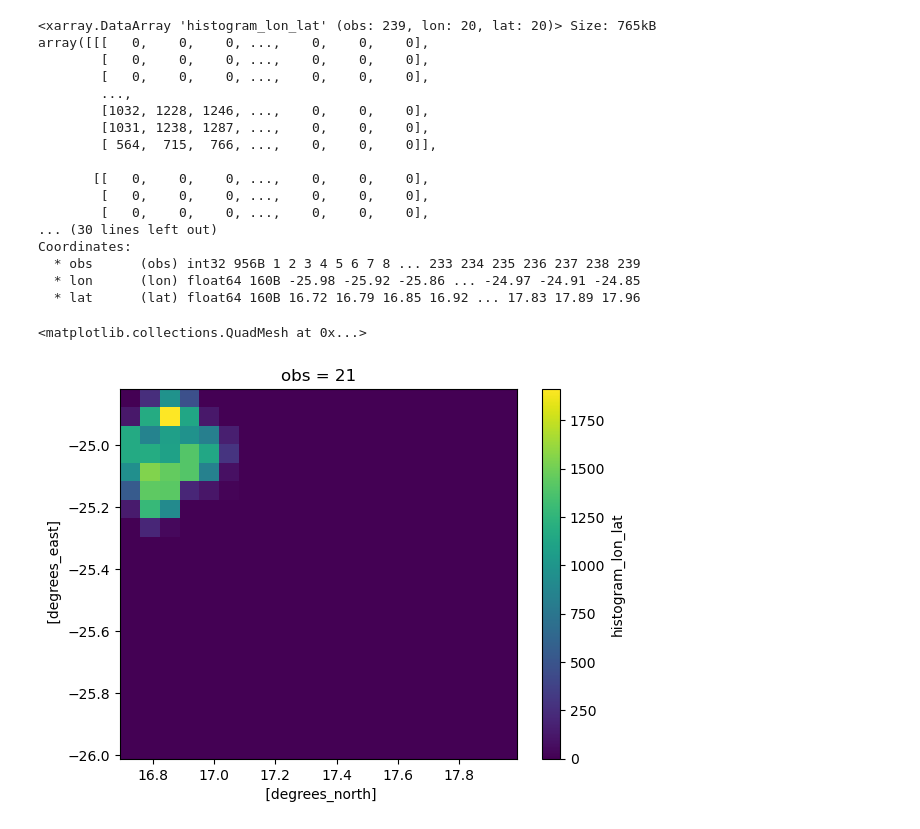
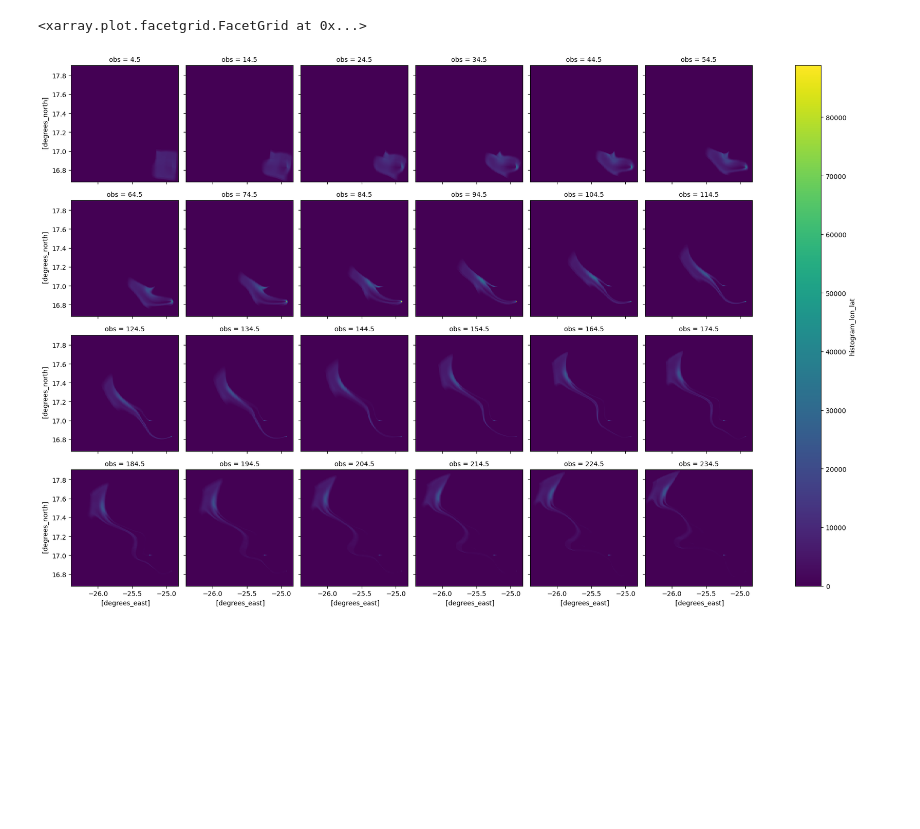
Before and after one commit to hoadjei/lagrangian-flood-analysis-thesis, a Jupyter notebook: codes/012_heatmap.ipynb, the cells around one changed output. Saved outputs shown, nothing was run; the diff lists cells and outputs as text; code cells hidden in the pictures; blank space fills up the shorter version.

Commit message:
Smooth heatmap binning with fixed bin width, re #7

```diff
--- a/codes/012_heatmap.ipynb
+++ b/codes/012_heatmap.ipynb
@@ -41,0 +27,7 @@ lat_bins = np.linspace(ds.lat.min().data[()], ds.lat.max().data[()], 21)
+# %%
+lon_diff_zero = ds.lon.diff(dim="obs").isel(obs=0) == 0
+lat_diff_zero = ds.lat.diff(dim="obs").isel(obs=0) == 0
+stuck = (lon_diff_zero & lat_diff_zero).squeeze().compute()
+# %%
+ds_clean = ds.isel(trajectory=~stuck.values)
+ds_clean
@@ -41,0 +52,19 @@ lat_bins = np.linspace(ds.lat.min().data[()], ds.lat.max().data[()], 21)
+# %%
+bin_width = 0.01
+
+lon_min = float(ds_clean.lon.min())
+lon_max = float(ds_clean.lon.max())
+lat_min = float(ds_clean.lat.min())
+lat_max = float(ds_clean.lat.max())
+
+lon_bins = np.arange(lon_min, lon_max + bin_width, bin_width)
+lat_bins = np.arange(lat_min, lat_max + bin_width, bin_width)
+# %%
+obs_counts = xhist(
+    ds_clean.lon, ds_clean.lat,
+    bins=[lon_bins, lat_bins],
+    dim=["trajectory", ],
+    bin_dim_suffix=""
+)
+
+obs_counts
@@ -42,32 +101,5 @@ lat_bins = np.linspace(ds.lat.min().data[()], ds.lat.max().data[()], 21)
 # %%
-obs_counts = xhist(
-    ds.lon, ds.lat,
-    bins=[lon_bins, lat_bins],
-    dim=["trajectory", ],
-    bin_dim_suffix=""
-)
-
-obs_counts
+obs_counts.pad(obs=(0, 1), constant_values=0).coarsen(obs=10, boundary="trim").sum().plot(col="obs", col_wrap=6, x="lon", y="lat")
 # %% [output]
-<xarray.DataArray 'histogram_lon_lat' (obs: 239, lon: 20, lat: 20)> Size: 765kB
-array([[[   0,    0,    0, ...,    0,    0,    0],
-        [   0,    0,    0, ...,    0,    0,    0],
-        [   0,    0,    0, ...,    0,    0,    0],
-        ...,
-        [1032, 1228, 1246, ...,    0,    0,    0],
-        [1031, 1238, 1287, ...,    0,    0,    0],
-        [ 564,  715,  766, ...,    0,    0,    0]],
-
-       [[   0,    0,    0, ...,    0,    0,    0],
-        [   0,    0,    0, ...,    0,    0,    0],
-        [   0,    0,    0, ...,    0,    0,    0],
-... (30 lines left out)
-Coordinates:
-  * obs      (obs) int32 956B 1 2 3 4 5 6 7 8 ... 233 234 235 236 237 238 239
-  * lon      (lon) float64 160B -25.98 -25.92 -25.86 ... -24.97 -24.91 -24.85
-  * lat      (lat) float64 160B 16.72 16.79 16.85 16.92 ... 17.83 17.89 17.96
+<xarray.plot.facetgrid.FacetGrid at 0x...>
+[figure, added]
-# %%
-obs_counts.isel(obs = 20).plot()
-# %% [output]
-<matplotlib.collections.QuadMesh at 0x...>
-[figure, removed]
```
Also changed, not shown: parts of 9 cells of this notebook.
